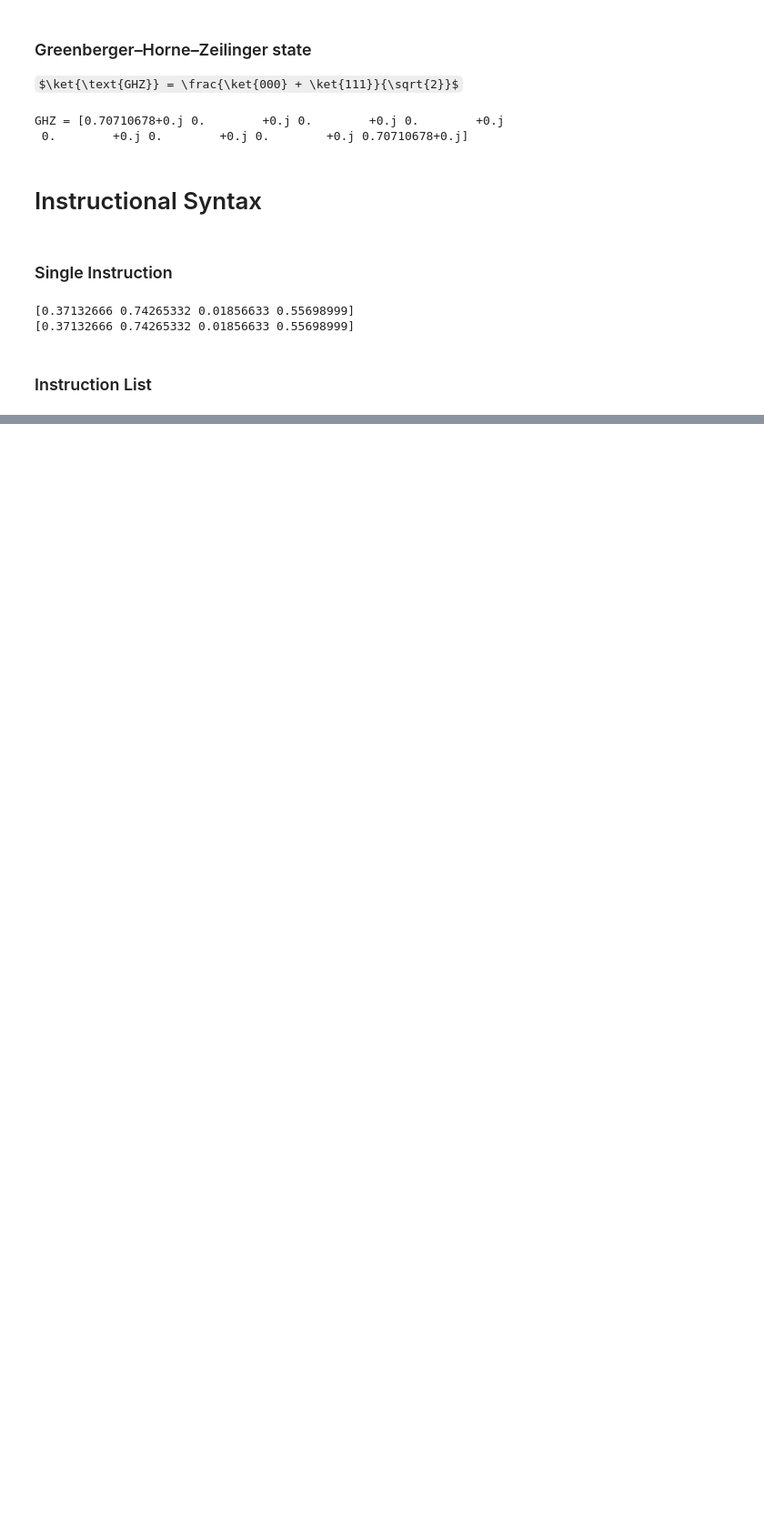
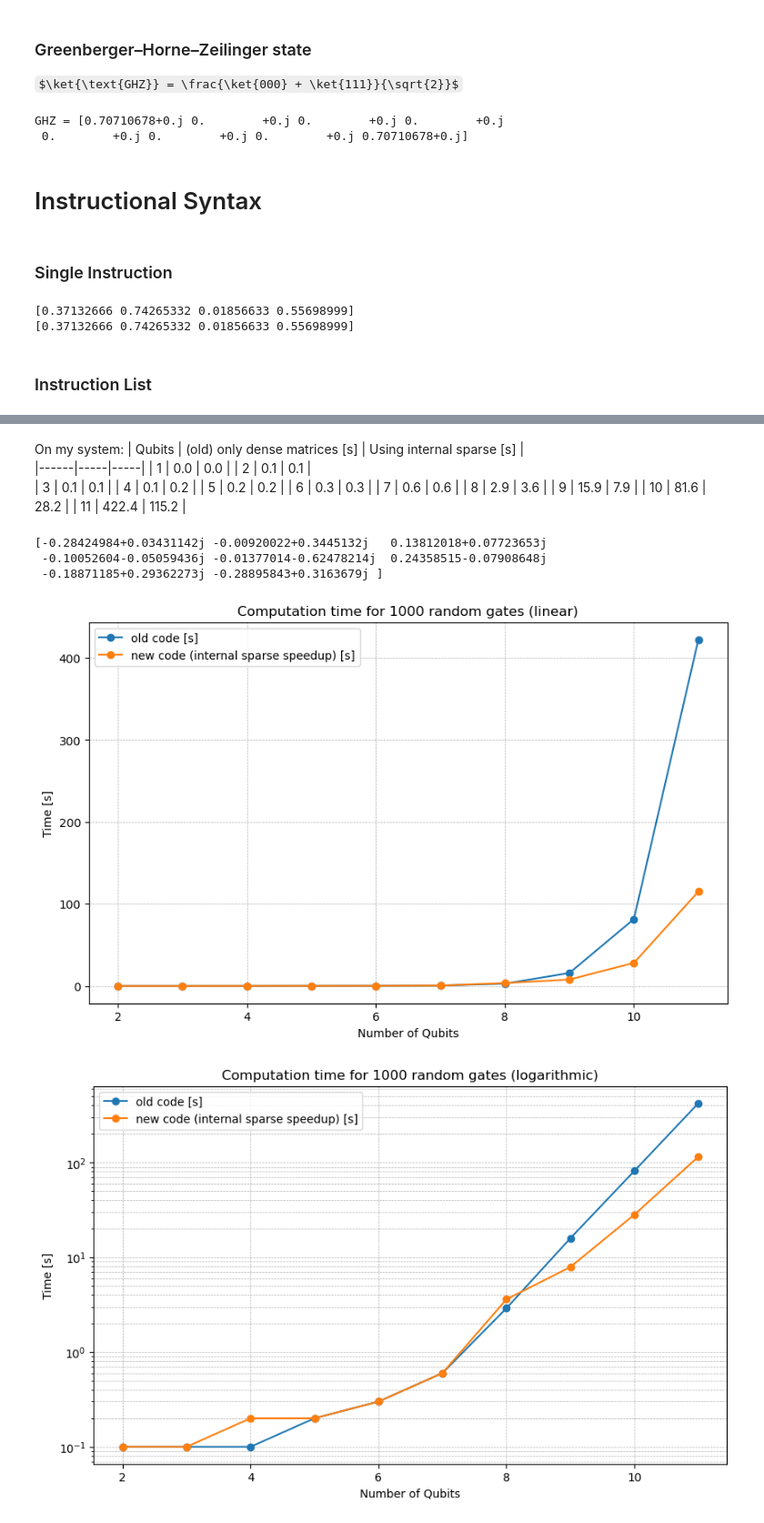
Before and after one commit to Vladulay/quantum-computer-simulation, a Jupyter notebook: tutorial.ipynb, the cells around one changed output, grey strips where cells are left out. Shown at 91% size. Drawn from its saved outputs; the diff is of its cells as text; code cells hidden in the pictures; some formulas as TeX source; blank space fills up the shorter version.

Commit message:
Added full sparse compatability + code speedup by internal sparse usage

```diff
--- a/tutorial.ipynb
+++ b/tutorial.ipynb
@@ -233,0 +254,76 @@ print(vars(random_instruction))
+# %% [markdown]
+On my system:
+| Qubits | (old) only dense matrices [s]  | Using internal sparse [s] |
+|------|-----|-----|
+| 1 | 0.0 | 0.0 |
+| 2 | 0.1 | 0.1 |
+| 3 | 0.1 | 0.1 |
+| 4 | 0.1 | 0.2 |
+| 5 | 0.2 | 0.2 |
+| 6 | 0.3 | 0.3 |
+| 7 | 0.6 | 0.6 |
+| 8 | 2.9 | 3.6 |
+| 9 | 15.9 | 7.9 |
+| 10 | 81.6 | 28.2 |
+| 11 | 422.4 | 115.2 |
+# %%
+qubit_amount = 3
+
+
+# state prep |0000...0000〉
+state = np.zeros((2**qubit_amount,))
+state[0] = 1
+
+for gate_number in range(0,1000):
+    state = go.apply_instruction(state, go.instruction.random_instruction(qubit_amount), qubit_amount)
+
+print(state)
+# %% [output]
+[-0.28424984+0.03431142j -0.00920022+0.3445132j   0.13812018+0.07723653j
+ -0.10052604-0.05059436j -0.01377014-0.62478214j  0.24358515-0.07908648j
+ -0.18871185+0.29362273j -0.28895843+0.3163679j ]
+# %%
+
+# Data from the table
+qubits = [2, 3, 4, 5, 6, 7, 8, 9, 10, 11]
+old_code = [0.1, 0.1, 0.1, 0.2, 0.3, 0.6, 2.9, 15.9, 81.6, 422.4]
+sparse_speedup = [0.1, 0.1, 0.2, 0.2, 0.3, 0.6, 3.6, 7.9, 28.2, 115.2]
+
+# Create the plot
+plt.figure(figsize=(10, 6))
+plt.plot(qubits, old_code, marker='o', label='old code [s]')
+plt.plot(qubits, sparse_speedup, marker='o', label='new code (internal sparse speedup) [s]')
+
+# Customize the plot
+plt.title("Computation time for 1000 random gates (linear)")
+plt.xlabel("Number of Qubits")
+plt.ylabel("Time [s]")
+
+plt.grid(True, which="both", linestyle="--", linewidth=0.5)
+plt.legend()
+
+# Show the plot
+plt.show()
+
+
+# another log plot
+# Create the plot
+plt.figure(figsize=(10, 6))
+plt.plot(qubits, old_code, marker='o', label='old code [s]')
+plt.plot(qubits, sparse_speedup, marker='o', label='new code (internal sparse speedup) [s]')
+
+# Customize the plot
+plt.title("Computation time for 1000 random gates (logarithmic)")
+plt.xlabel("Number of Qubits")
+plt.ylabel("Time [s]")
+
+plt.yscale("log")  # Using logarithmic scale for better visibility of differences
+
+plt.grid(True, which="both", linestyle="--", linewidth=0.5)
+plt.legend()
+
+# Show the plot
+plt.show()
+# %% [output]
+[figure, added]
+[figure, added]
```
Also changed, not shown: parts of 22 cells of this notebook, 3 other files.
